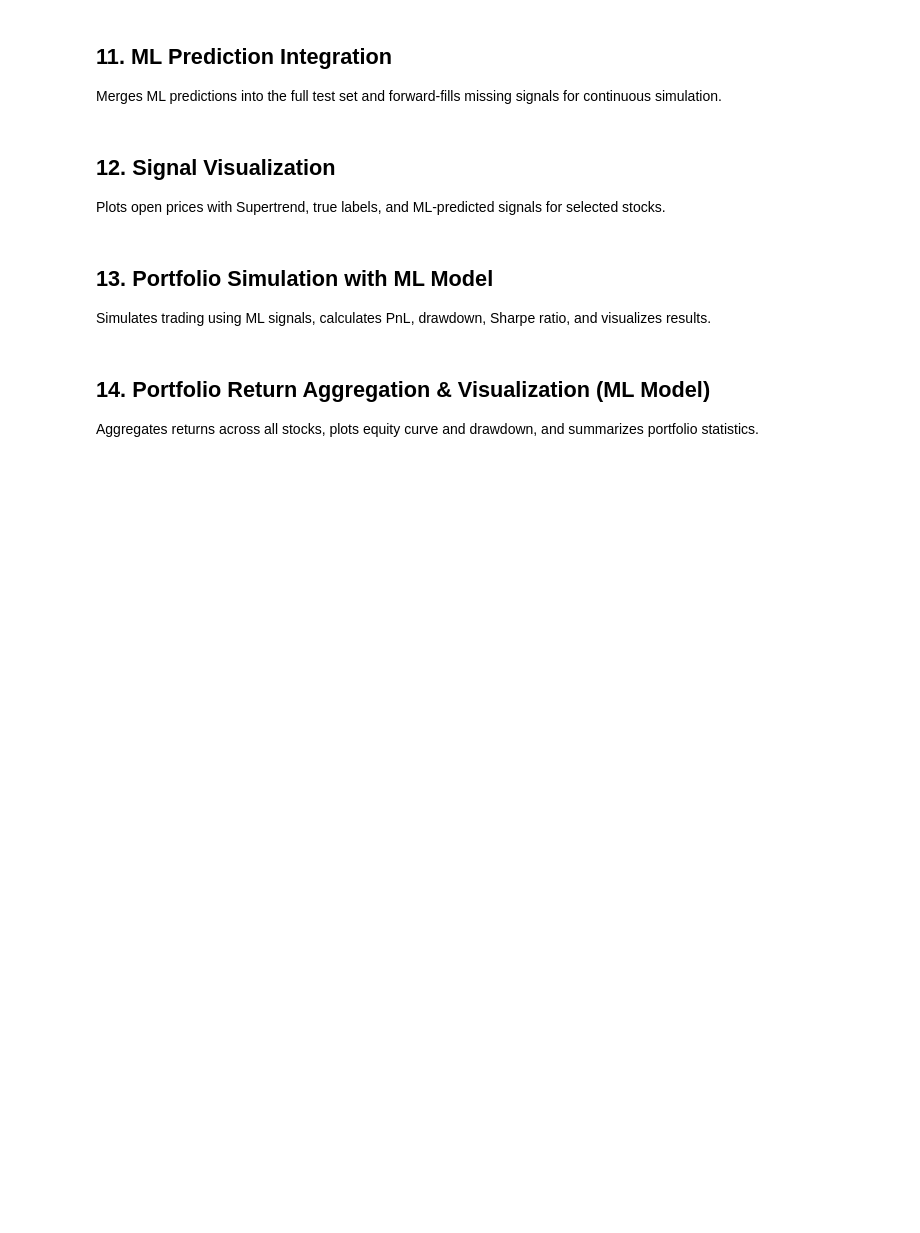
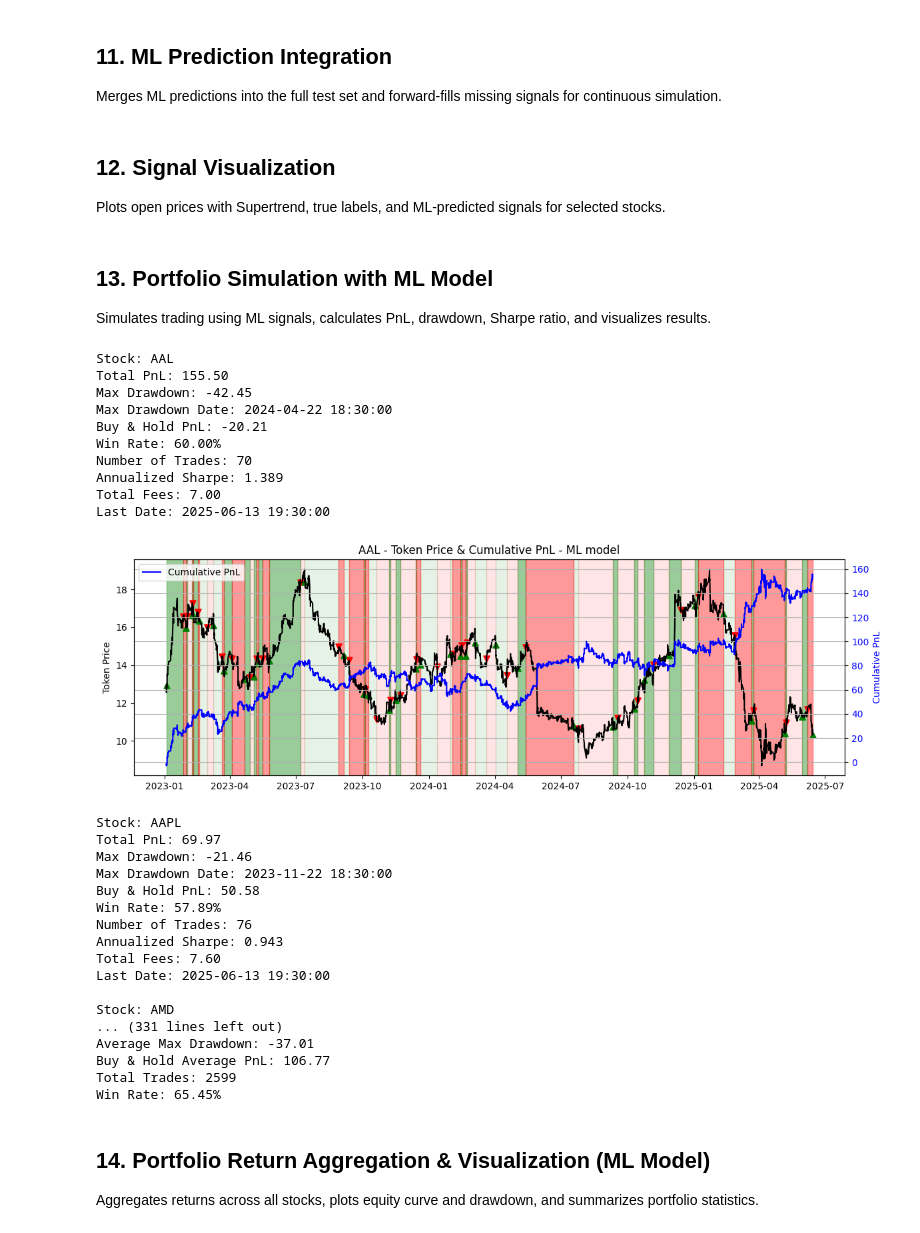
Before and after one commit to DulajSP/ml-equity-trading-signals, a Jupyter notebook: main.ipynb, the cells around one changed output. Saved outputs shown, nothing was run; the diff lists cells and outputs as text; code cells hidden in the pictures; blank space fills up the shorter version.

```diff
--- a/main.ipynb
+++ b/main.ipynb
@@ -672,7 +744,7 @@ Plots open prices with Supertrend, true labels, and ML-predicted signals for sel
 # %%
 # --- Visualization of ML and Supertrend signals for each stock ---
 
-max_num_stocks = 1 # change this to plot charts for more stocks
+max_num_stocks = 0 # change this to plot charts for more stocks
 
 num_stocks = 0
 
@@ -765,7 +837,7 @@ total_count = 0                # Number of stocks processed
 pnl_all = 0                    # Total PnL across all stocks
 buyNhold_pnl_all = 0           # Total buy & hold PnL across all stocks
 num_charts = 0                 # Chart counter for plotting
-max_num_charts = 3             # max number of stock charts for plotting
+max_num_charts = 1             # max number of stock charts for plotting
 is_long_only = False           # If True, disables short trades
 total_trades = 0               # Total number of trades
 total_winning_trades = 0       # Total number of winning trades
@@ -1075,33 +1147,62 @@ for stock_id, df_stock in df_final_display.groupby('stock_id'):
                         alpha=0.4 if row['pnl'] > 0 else 0.1,
                         label='Active Short Position' if _ == 0 else None)
 
         ax2 = ax1.twinx()
         ax2.plot(pnl_df['time'], cumulative_pnl, color='blue', label='Cumulative PnL', drawstyle='steps-post')
         ax2.set_ylabel('Cumulative PnL', color='blue')
         ax2.tick_params(axis='y', labelcolor='blue')
 
         # Plot trade entry/exit markers
         ax1.scatter(long_entries['time'], long_entries['entry'], marker='^', color='green', label='Long Entry', s=40)
         ax1.scatter(long_exits['exit_time'], long_exits['exit'], marker='v', color='red', label='Long Exit', s=40)
         ax1.scatter(short_entries['time'], short_entries['entry'], marker='v', color='red', label='Short Entry', s=40)
         ax1.scatter(short_exits['exit_time'], short_exits['exit'], marker='^', color='green', label='Short Exit', s=40)
 
         plt.legend()
         plt.grid(True)
         plt.tight_layout()
         plt.show()
 
     num_charts += 1
 
 # --- Portfolio summary statistics ---
 total_win_rate = (total_winning_trades / total_trades) * 100 if total_trades > 0 else 0
 
 print(f"Total PnL: {pnl_all:.2f}")
 print(f"Average PnL: {pnl_all / total_count:.2f}")
 print(f"Average Max Drawdown: {sum(max_drawdown_list) / len(max_drawdown_list):.2f}")
 print(f"Buy & Hold Average PnL: {buyNhold_pnl_all / total_count:.2f}")
 print(f"Total Trades: {total_trades}")
 print(f"Win Rate: {total_win_rate:.2f}%")
+# %% [output]
+Stock: AAL
+Total PnL: 155.50
+Max Drawdown: -42.45
+Max Drawdown Date: 2024-04-22 18:30:00
+Buy & Hold PnL: -20.21
+Win Rate: 60.00%
+Number of Trades: 70
+Annualized Sharpe: 1.389
+Total Fees: 7.00
+Last Date: 2025-06-13 19:30:00
+[figure, added]
+Stock: AAPL
+Total PnL: 69.97
+Max Drawdown: -21.46
+Max Drawdown Date: 2023-11-22 18:30:00
+Buy & Hold PnL: 50.58
+Win Rate: 57.89%
+Number of Trades: 76
+Annualized Sharpe: 0.943
+Total Fees: 7.60
+Last Date: 2025-06-13 19:30:00
+
+Stock: AMD
+... (331 lines left out)
+Average Max Drawdown: -37.01
+Buy & Hold Average PnL: 106.77
+Total Trades: 2599
+Win Rate: 65.45%
 # %% [markdown]
 ## 14. Portfolio Return Aggregation & Visualization (ML Model)
 
```
Also changed, not shown: parts of 8 cells of this notebook.
